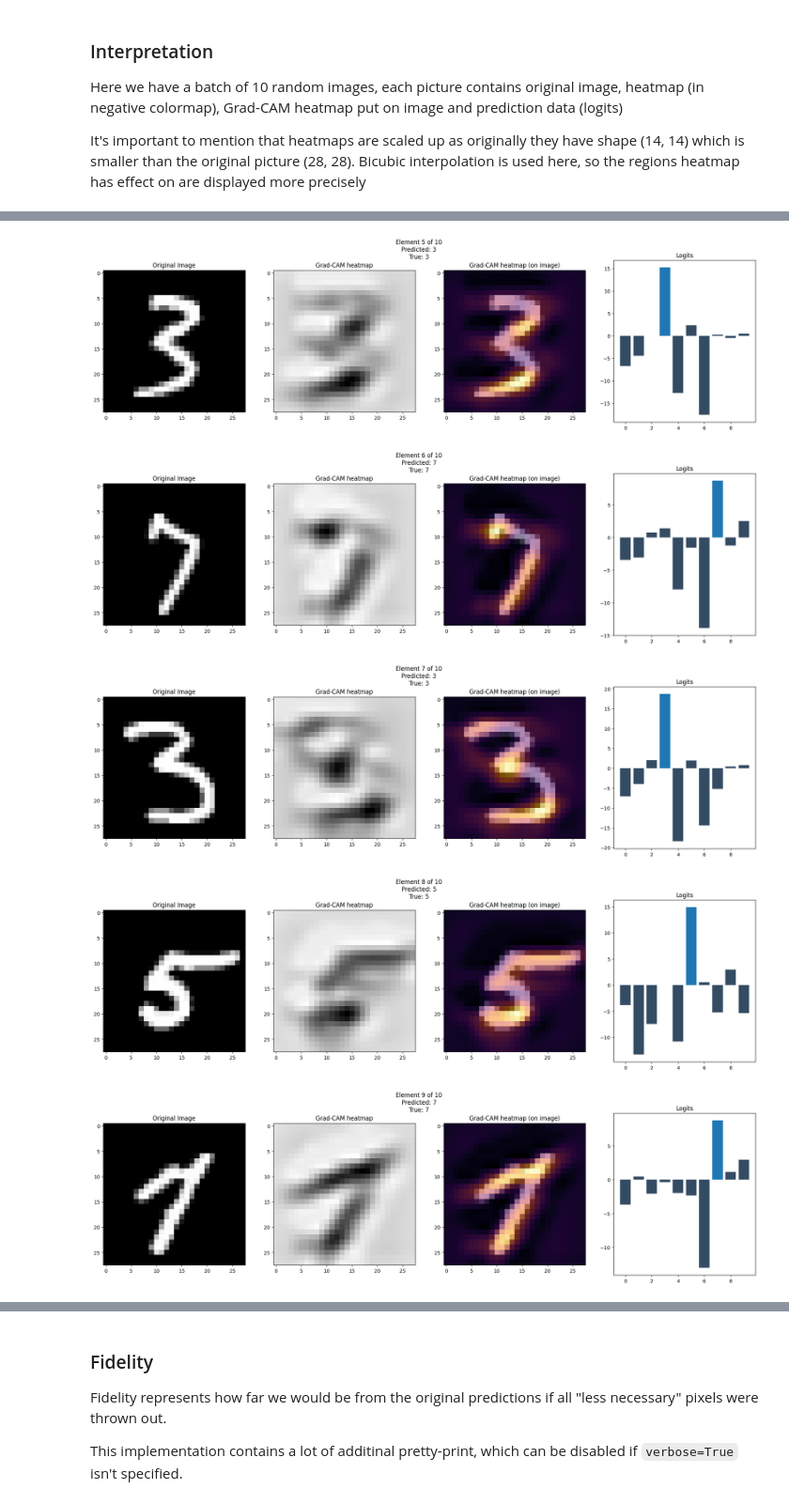
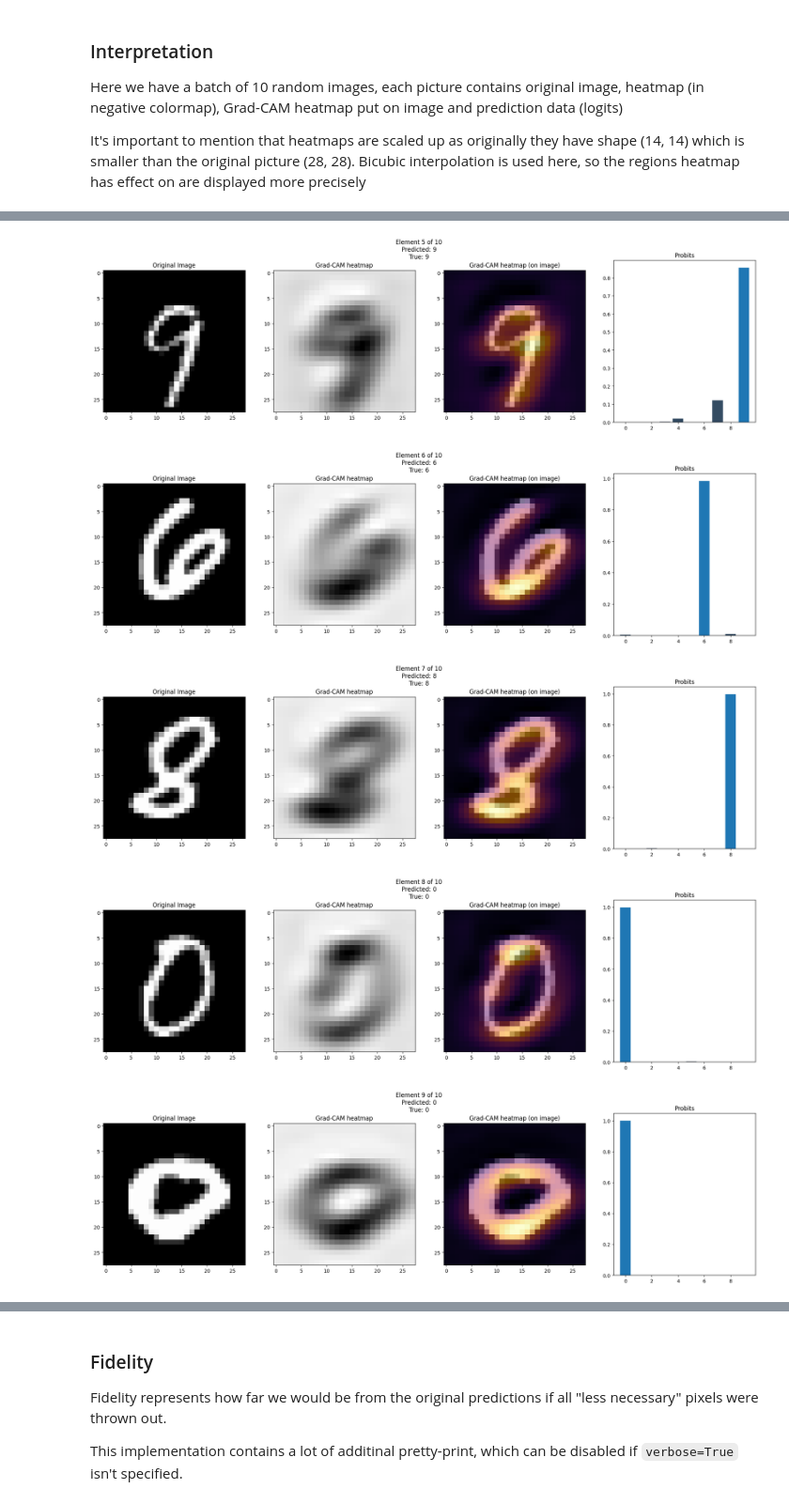
Before and after one commit to ncinsli/MNIST-Grad-CAM-implementation, a Jupyter notebook: model.ipynb, the cells around one changed output, grey strips where cells are left out. Shown at 94% size. Cells and saved outputs as stored; diff of their text form; code cells hidden in the pictures.

```diff
--- a/model.ipynb
+++ b/model.ipynb
@@ -35,7 +50,8 @@ plt.rcParams['image.cmap'] = 'gray'
 # %% [markdown]
 ### Displaying a random image
 # %%
-n = random.randint(0, len(x_train))
-plt.imshow(x_train[n])
-print(y_train[n].item())
+x_sample, y_sample = get_random_sample()
+
+plt.imshow(x_sample)
+print(y_sample)
 # %% [output]
@@ -78,9 +90,9 @@ def predict_random_from_train(net: torch.nn.Module, apply_softmax=True):
     with torch.no_grad():
         fig, ax = plt.subplots(1, 2, figsize=(12, 4))
         n = random.randint(0, len(x_train))
-        ax[0].imshow(x_train[n])
-        y_sample = (net.forward(x_train[n].unsqueeze(0).unsqueeze(0))).squeeze()
-        y_sample = softmax(y_sample) if apply_softmax else y_sample
+        ax[0].imshow(x_sample)
+        y = (net.forward(x_sample.unsqueeze(0).unsqueeze(0))).squeeze()
+        y = softmax(y_sample) if apply_softmax else y_sample
 
         ax[1].bar(x=torch.arange(10), height=y_sample, color=COLOR_NEUTRAL)
         ax[1].bar(x=y_train[n], height=1)
@@ -93,18 +105,22 @@ def predict_random_from_train(net: torch.nn.Module, apply_softmax=True):
 def predict_random_from_test(net: torch.nn.Module, apply_softmax=True):
     with torch.no_grad():
         fig, ax = plt.subplots(1, 2, figsize=(12, 4))
+
         n = random.randint(0, len(x_test))
-        ax[0].imshow(x_test[n])
-        y_sample = ((net.forward(x_test[n].unsqueeze(0).unsqueeze(0))).squeeze())
-        y_sample = softmax(y_sample) if apply_softmax else y_sample
+        ax[0].imshow(x_sample)
+        y = ((net.forward(x_sample.unsqueeze(0).unsqueeze(0))).squeeze())
+        y = softmax(y) if apply_softmax else y
 
-        ax[1].bar(x=torch.arange(10), height=y_sample, color=COLOR_NEUTRAL)
-        ax[1].bar(x=y_test[n], height=1, color=COLOR_GOOD)
+        fig.suptitle(f'Predicted:{y.argmax()}\nTrue:{y_sample}')
+        ax[1].bar(x=torch.arange(10), height=y, color=COLOR_NEUTRAL)
+        ax[1].bar(x=y_sample, height=1, color=COLOR_GOOD)
 
         ax[1].set_xlim(0, 9)
 
     return y_sample
 
+x_sample, y_sample = get_random_sample()
+
 y_sample = predict_random_from_test(classifier, apply_softmax=True)
-print(y_sample.tolist())
+print(y_sample)
 # %% [output]
@@ -264,8 +243,8 @@ for n in range(INTERPRETATION_BATCH_SIZE):
     x_sample = x_batch[n].unsqueeze(0)
 
     y_true_sample = y_batch[n].squeeze(0)
-    y_pred_sample_logits = classifier.forward(x_sample).detach().squeeze()
-    y_pred_sample = y_pred_sample_logits.argmax()
+    y_pred_sample_probits = softmax(classifier.forward(x_sample).detach().squeeze())
+    y_pred_sample = y_pred_sample_probits.argmax()
 
     heatmap = build_heatmap(classifier, x_sample, c=y_pred_sample)
     x_sample = x_sample.squeeze(0).squeeze(0)
@@ -284,13 +263,13 @@ for n in range(INTERPRETATION_BATCH_SIZE):
 
     ax[2].imshow(x_sample)
     ax[2].imshow(scaled_heatmap, alpha=0.5, cmap='inferno')
-    ax[3].set_title(f"Logits")
-    ax[3].bar(x=torch.arange(0, 10), height=y_pred_sample_logits, color=COLOR_NEUTRAL)
-    ax[3].bar(x=y_pred_sample, height=max(y_pred_sample_logits))
+    ax[3].set_title(f"Probits")
+    ax[3].bar(x=torch.arange(0, 10), height=y_pred_sample_probits, color=COLOR_NEUTRAL)
+    ax[3].bar(x=y_pred_sample, height=max(y_pred_sample_probits))
 
     if y_pred_sample != y_true_sample:
-        ax[3].bar(x=y_pred_sample, height=max(y_pred_sample_logits), width=1, color=COLOR_BAD)
-        ax[3].bar(x=y_true_sample, height=y_pred_sample_logits[y_true_sample], width=1, color=COLOR_GOOD)
+        ax[3].bar(x=y_pred_sample, height=max(y_pred_sample_probits), width=1, color=COLOR_BAD)
+        ax[3].bar(x=y_true_sample, height=y_pred_sample_probits[y_true_sample], width=1, color=COLOR_GOOD)
 
     images.append(x_sample)
     heatmaps.append(scaled_heatmap)
@@ -302,5 +281,5 @@ for n in range(INTERPRETATION_BATCH_SIZE):
-[figure, old version]
+[figure, new version]
-[figure, old version]
+[figure, new version]
-[figure, old version]
+[figure, new version]
-[figure, old version]
+[figure, new version]
-[figure, old version]
+[figure, new version]
```
Also changed, not shown: parts of 14 cells of this notebook.
